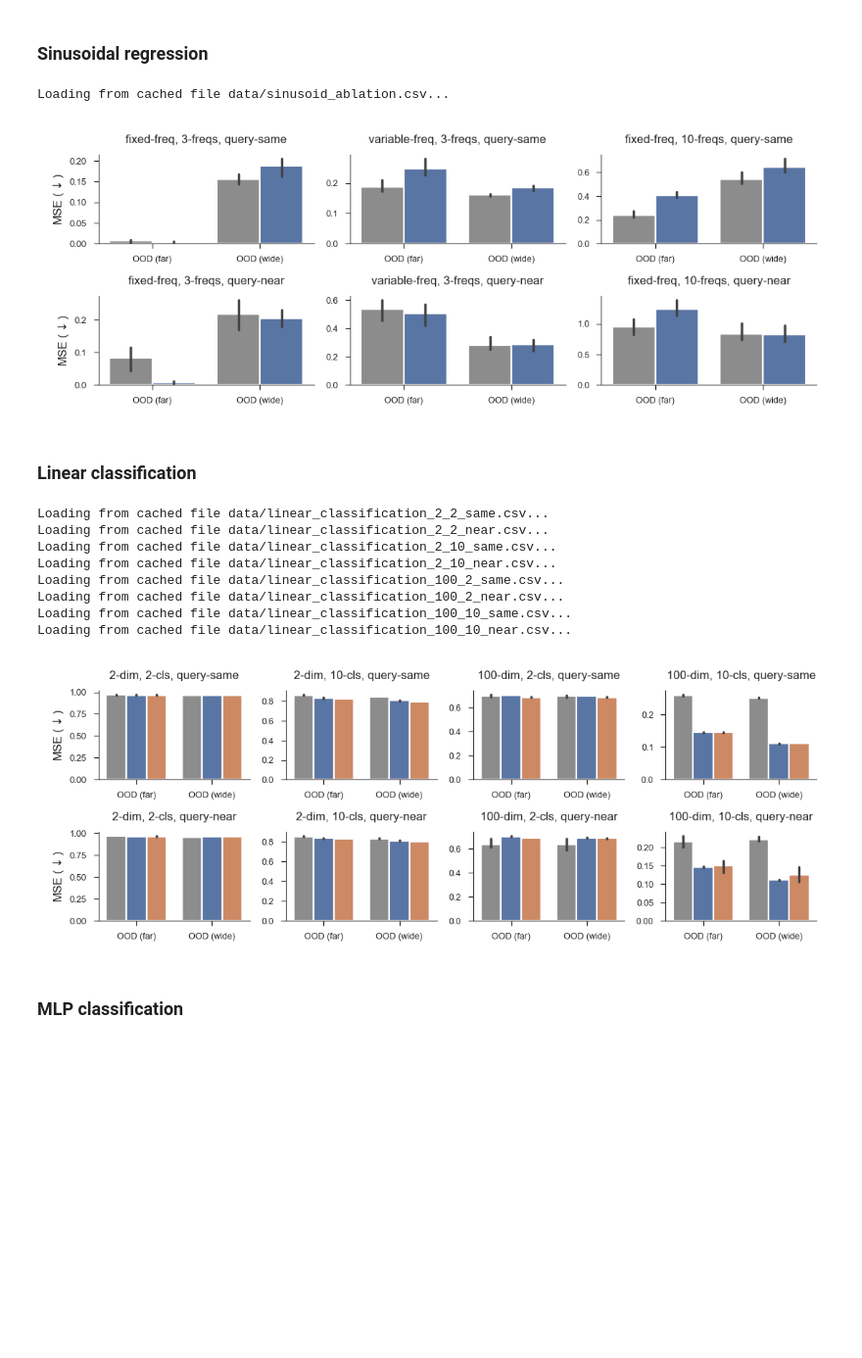
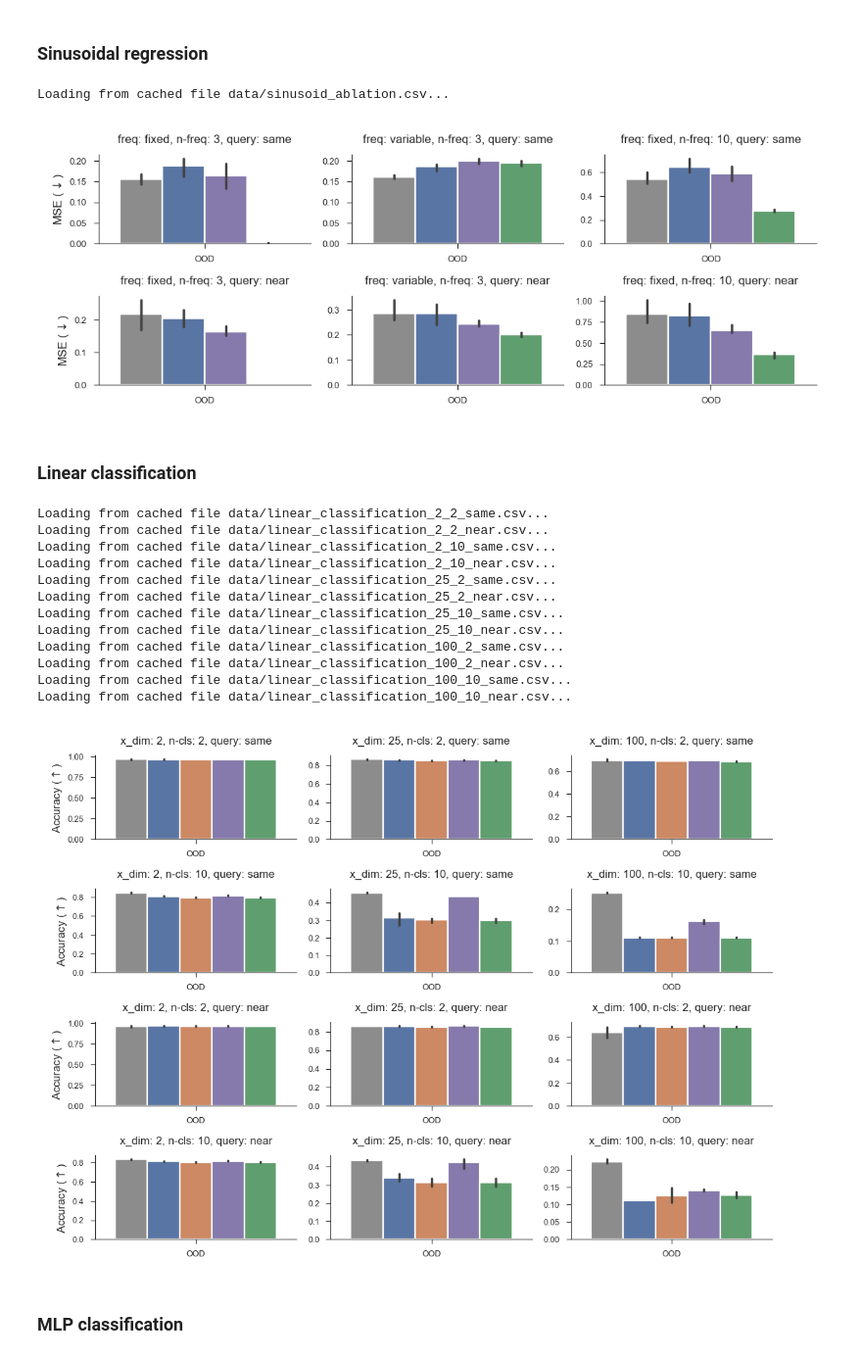
Before and after one commit to EricElmoznino/explicit_implicit_icl, a Jupyter notebook: notebooks/neurips/figures.ipynb, the cells around one changed output. Shown at 98% size. Drawn from its saved outputs; the diff is of its cells as text; code cells hidden in the pictures; blank space fills up the shorter version.

```diff
--- a/notebooks/neurips/figures.ipynb
+++ b/notebooks/neurips/figures.ipynb
@@ -988,13 +991,9 @@ data = get_run_performances(
     compare_across=["model", "context_style", "kind_kwargs"],
     comparison_metrics=["val/iid_MSE", "val/far_MSE", "val/wide_MSE"],
     mode="min",
-    filters={
-        "config.model": {"$nin": ["explicit-transformer-known-context"]},
-    },
+    filters={"config.model": {"$nin": ["explicit-mlp"]}},
     save_path="data/sinusoid_ablation.csv",
 )
-data = data[(data["model"] != "explicit-mlp") & (data["model"] != "explicit-known")]
-
 
 fig, axs = plt.subplots(nrows=2, ncols=3, figsize=(5.5, 2))
 
@@ -1008,17 +1007,16 @@ for i, context in enumerate(["same", "near"]):
                     == f"{{'fixed_freq': {fixed_freq}, 'n_freq': {n_freq}}}"
                 )
             ],
-            metrics=["val/far_MSE", "val/wide_MSE"],
+            metrics=["val/wide_MSE"],
             metric_short_names={
-                "val/far_MSE": "OOD (far)",
-                "val/wide_MSE": "OOD (wide)",
+                "val/wide_MSE": "OOD",
             },
             metric_units=r"MSE ($\downarrow$)",
             err_kws={"linewidth": 1.25},
             ax=axs[i, j],
         )
-        fixed_freq_str = "fixed-freq" if fixed_freq else "variable-freq"
-        axs[i, j].set(title=f"{fixed_freq_str}, {n_freq}-freqs, query-{context}")
+        fixed_freq_str = "fixed" if fixed_freq else "variable"
+        axs[i, j].set(title=f"freq: {fixed_freq_str}, n-freq: {n_freq}, query: {context}")
 
 for ax in axs[0, 1:]:
     ax.set(ylabel=None)
@@ -1031,16 +1029,16 @@ fig.savefig("saved/ablation_sin_regression.pdf")
 plt.show()
 # %% [output]
 Loading from cached file data/sinusoid_ablation.csv...
-[figure, old version]
+[figure, new version]
 # %% [markdown]
 ### Linear classification
 # %%
 linear_classification_data = {}
 
-for x_dim in [2, 100]:
+for x_dim in [2, 25, 100]:
     for y_dim in [2, 10]:
         for context in context_styles:
-            linear_classification_data[f"{x_dim} {y_dim} {context}"] = (
+            d = (
                 get_run_performances(
                     wandb_username="sarthmit",
                     dataset="linear-classification",
@@ -1060,49 +1058,51 @@ for x_dim in [2, 100]:
                         "config.context_style": context,
                     },
                     save_path=f"data/linear_classification_{x_dim}_{y_dim}_{context}.csv",
                 )
             )
+            linear_classification_data[f"{x_dim} {y_dim} {context}"] = d[d["model"] != "known-latent"]
 
-fig, axs = plt.subplots(nrows=2, ncols=4, figsize=(5.5, 2))
+fig, axs = plt.subplots(nrows=4, ncols=3, figsize=(5.5, 4))
 
 i = 0
-for context in context_styles:
-    for x_dim in [2, 100]:
-        for y_dim in [2, 10]:
-            ax = axs[i // 4, i % 4]
+for i, context in enumerate(context_styles):
+    for j, x_dim in enumerate([2, 25, 100]):
+        for k, y_dim in enumerate([2, 10]):
+            ax = axs[i * 2 + k, j]
             model_comparison_barplot(
                 data=linear_classification_data[f"{x_dim} {y_dim} {context}"],
-                metrics=["val/far_Accuracy", "val/wide_Accuracy"],
+                metrics=["val/wide_Accuracy"],
                 metric_short_names={
-                    "val/far_Accuracy": "OOD (far)",
-                    "val/wide_Accuracy": "OOD (wide)",
+                    "val/wide_Accuracy": "OOD",
                 },
-                metric_units=r"MSE ($\downarrow$)",
+                metric_units=r"Accuracy ($\uparrow$)",
                 err_kws={"linewidth": 1.25},
                 ax=ax,
             )
-            ax.set(title=f"{x_dim}-dim, {y_dim}-cls, query-{context}")
-            i += 1
+            ax.set(title=f"x_dim: {x_dim}, n-cls: {y_dim}, query: {context}")
 
-for ax in axs[0, 1:]:
-    ax.set(ylabel=None)
-for ax in axs[1, 1:]:
-    ax.set(ylabel=None)
+for j in range(1, axs.shape[1]):
+    for i in range(axs.shape[0]):
+        axs[i, j].set(ylabel=None)
 for ax in axs.flatten():
     ax.legend().remove()
 
 fig.savefig("saved/ablation_lin_classification.pdf")
 plt.show()
 # %% [output]
 Loading from cached file data/linear_classification_2_2_same.csv...
 Loading from cached file data/linear_classification_2_2_near.csv...
 Loading from cached file data/linear_classification_2_10_same.csv...
 Loading from cached file data/linear_classification_2_10_near.csv...
+Loading from cached file data/linear_classification_25_2_same.csv...
+Loading from cached file data/linear_classification_25_2_near.csv...
+Loading from cached file data/linear_classification_25_10_same.csv...
+Loading from cached file data/linear_classification_25_10_near.csv...
 Loading from cached file data/linear_classification_100_2_same.csv...
 Loading from cached file data/linear_classification_100_2_near.csv...
 Loading from cached file data/linear_classification_100_10_same.csv...
 Loading from cached file data/linear_classification_100_10_near.csv...
-[figure, old version]
+[figure, new version]
 # %% [markdown]
 ### MLP classification
 # %%
```
Also changed, not shown: parts of 2 cells of this notebook, 22 other files.
